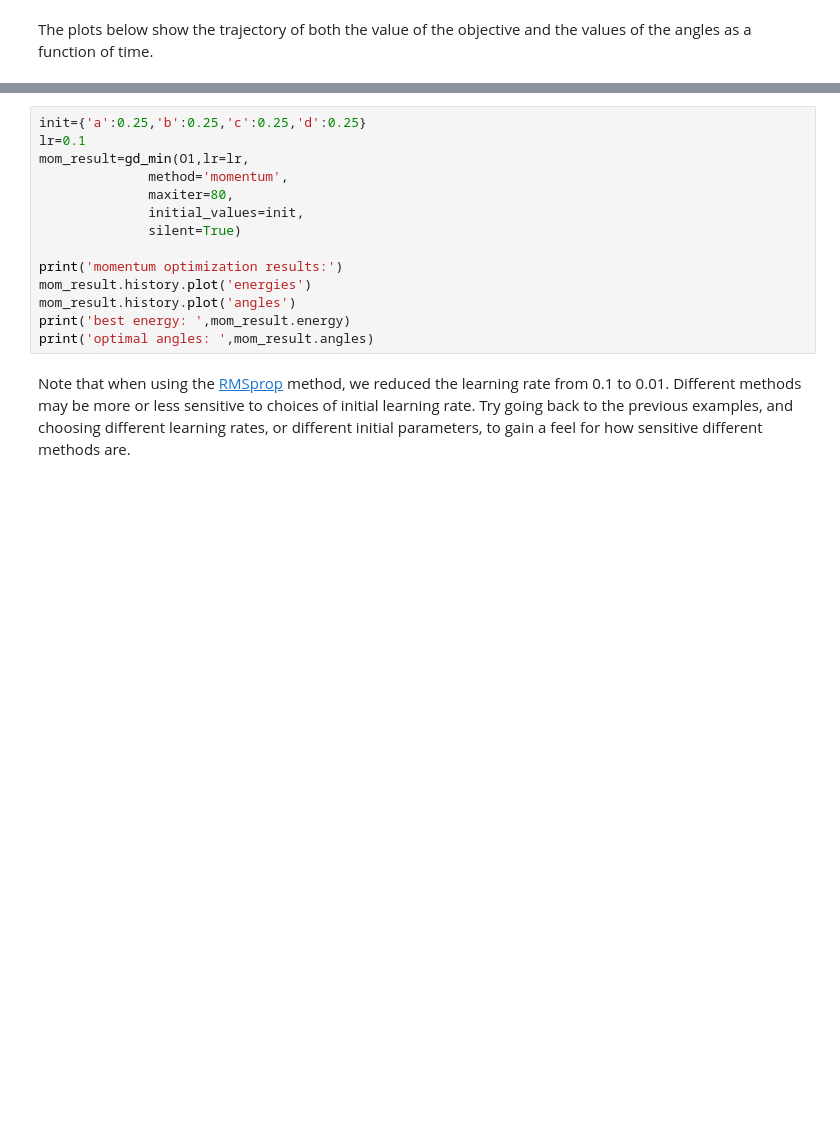
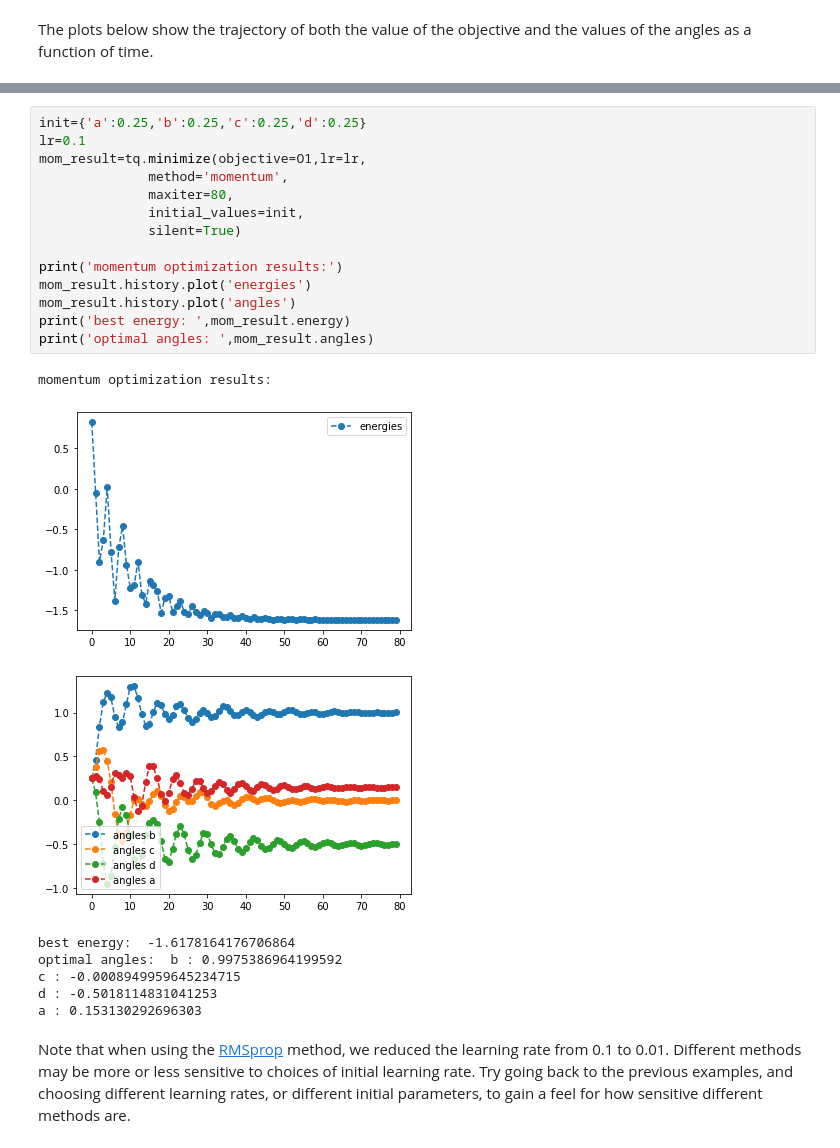
Before and after one commit to tequilahub/tequila, a Jupyter notebook: tutorials/Optimizer_Tutorial.ipynb, the cells around one changed output, grey strips where cells are left out. Saved outputs shown, nothing was run; the diff lists cells and outputs as text; blank space fills up the shorter version.

```diff
--- a/tutorials/Optimizer_Tutorial.ipynb
+++ b/tutorials/Optimizer_Tutorial.ipynb
@@ -93,17 +189,26 @@ print('optimal angles: ',rms_result.angles)
 # %%
 init={'a':0.25,'b':0.25,'c':0.25,'d':0.25}
 lr=0.1
-mom_result=gd_min(O1,lr=lr,
+mom_result=tq.minimize(objective=O1,lr=lr,
               method='momentum',
               maxiter=80,
               initial_values=init,
               silent=True)
 
 print('momentum optimization results:')
 mom_result.history.plot('energies')
 mom_result.history.plot('angles')
 print('best energy: ',mom_result.energy)
 print('optimal angles: ',mom_result.angles)
+# %% [output]
+momentum optimization results:
+[figure, added]
+[figure, added]
+best energy:  -1.6178164176706864
+optimal angles:  b : 0.9975386964199592
+c : -0.0008949959645234715
+d : -0.5018114831041253
+a : 0.153130292696303
 # %% [markdown]
 Note that when using the [RMSprop](https://towardsdatascience.com/understanding-rmsprop-faster-neural-network-learning-62e116fcf29a) method, we reduced the learning rate from 0.1 to 0.01. Different methods may be more or less sensitive to choices of initial learning rate. Try going back to the previous examples, and choosing different learning rates, or different initial parameters, to gain a feel for how sensitive different methods are.
 # %% [markdown]
```
Also changed, not shown: parts of 46 cells of this notebook, 3 other files.
